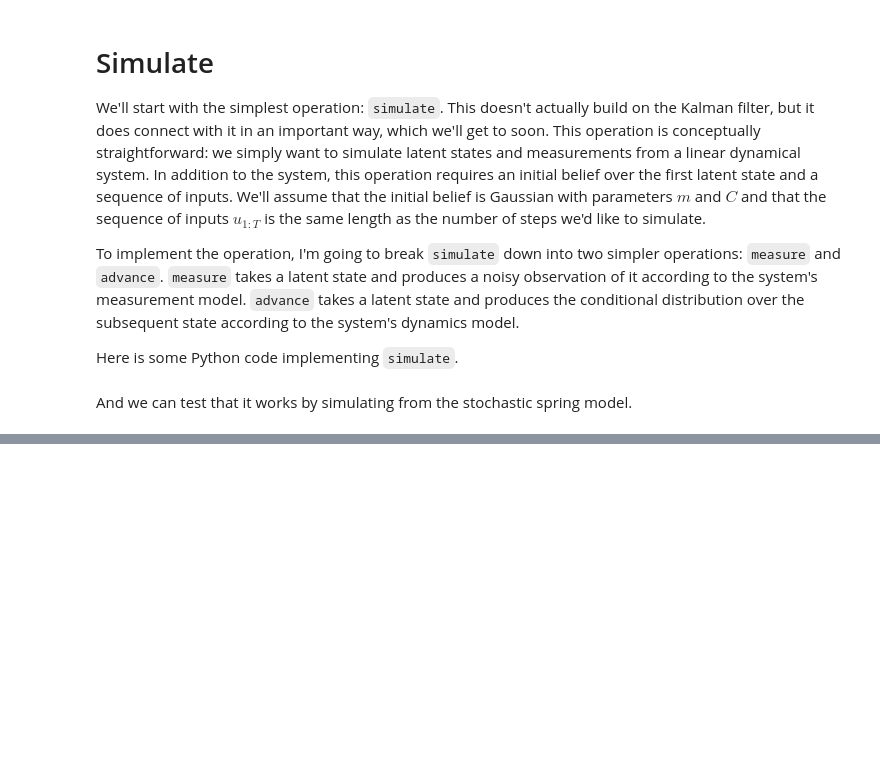
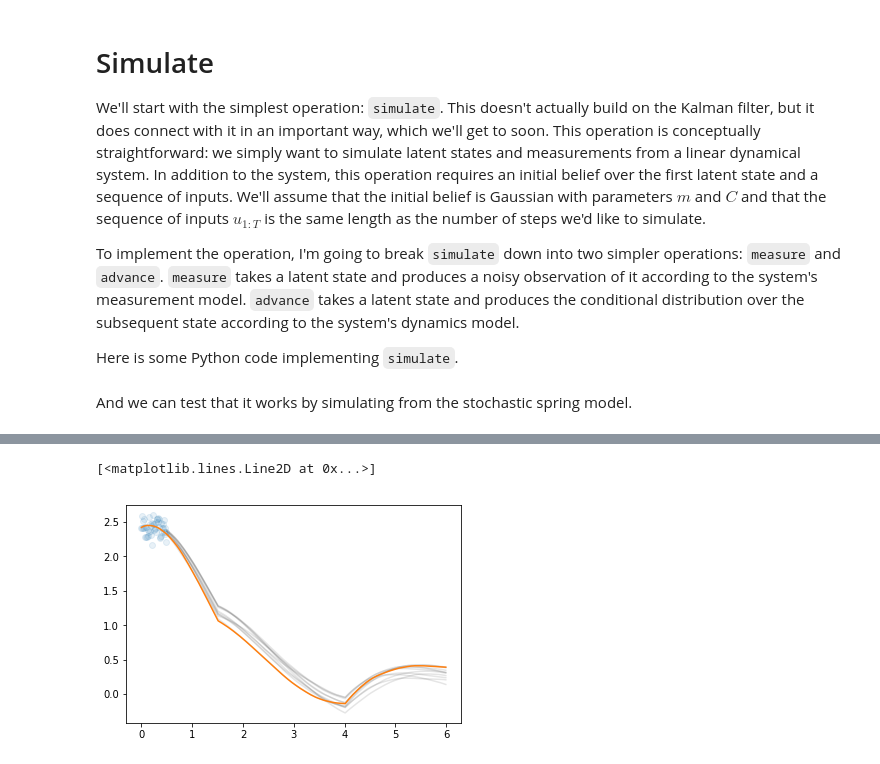
Before and after one commit to pschulam/pschulam.github.io, a Jupyter notebook: posts/inference_in_linear_dynamical_systems.ipynb, the cells around one changed output, grey strips where cells are left out. Cells and saved outputs as stored; diff of their text form; code cells hidden in the pictures; blank space fills up the shorter version.

```diff
--- a/posts/inference_in_linear_dynamical_systems.ipynb
+++ b/posts/inference_in_linear_dynamical_systems.ipynb
@@ -186,0 +221,15 @@ for _ in range(5):
+# %%
+X, Y = samples1[0]
+
+n_obs = 50
+m_new, C_new = kalman_filter(spring, m, C, Y[:n_obs], U1[:n_obs])
+
+for _ in range(10):
+    X_hat, _ = simulate(spring, m_new, C_new, U1[n_obs:])
+    plt.plot(t[n_obs:], X_hat[:, 0], 'k-', alpha=0.1)
+
+plt.plot(t[:n_obs], Y[:n_obs], 'o', alpha=0.1)
+plt.plot(t, X[:, 0], '-')
+# %% [output]
+[<matplotlib.lines.Line2D at 0x...>]
+[figure, added]
```
Also changed, not shown: parts of 6 cells of this notebook.
